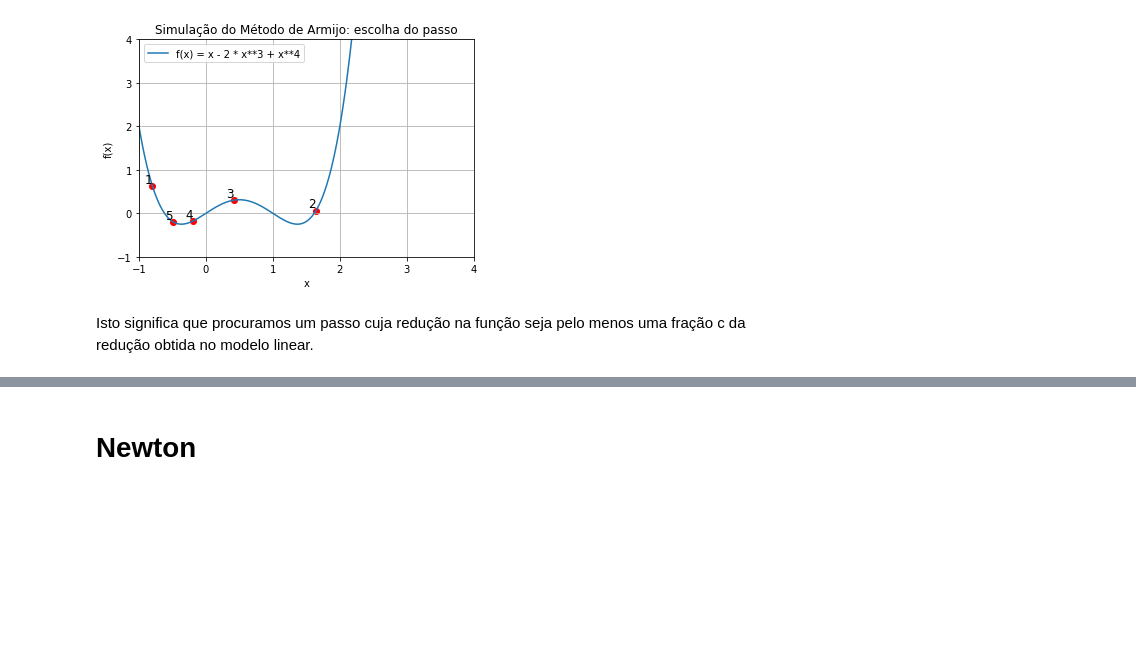
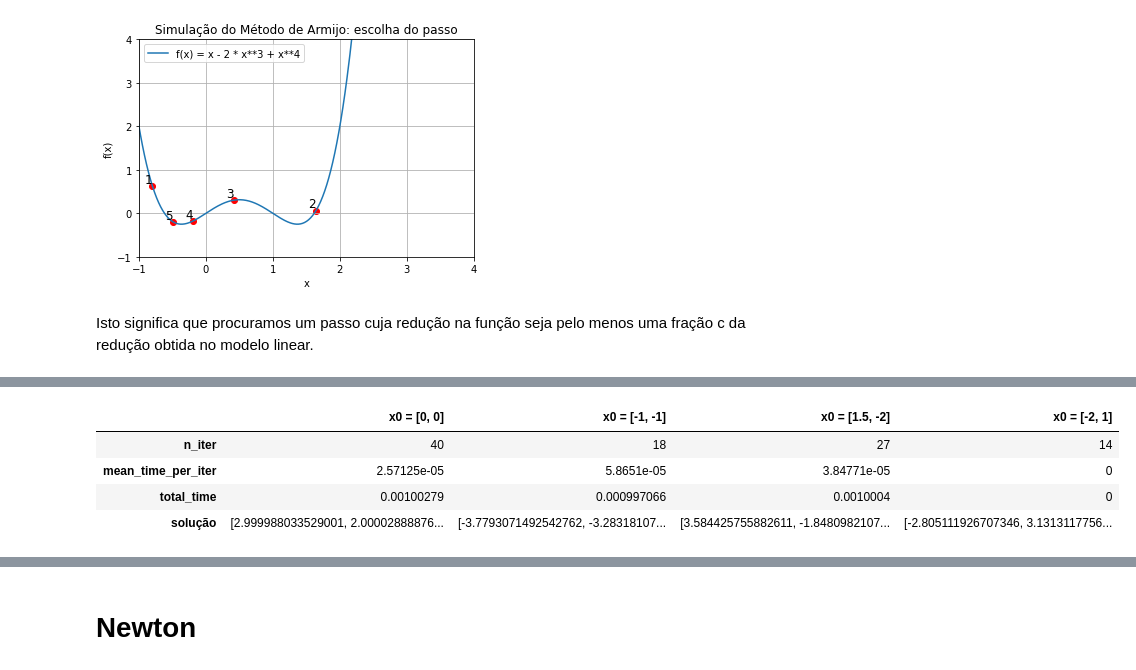
Before and after one commit to PedroSiqueira1/OptimizationMethods, a Jupyter notebook: src/notebooks/lista3.ipynb, the cells around one changed output, grey strips where cells are left out. Drawn from its saved outputs; the diff is of its cells as text; code cells hidden in the pictures; blank space fills up the shorter version.

```diff
--- a/src/notebooks/lista3.ipynb
+++ b/src/notebooks/lista3.ipynb
@@ -179,0 +234,37 @@ plt.show()
+# %%
+data = {
+    'x0 = [0, 0]': {
+        'n_iter': sol1[1],
+        'mean_time_per_iter': sol1[3].mean(),
+        'total_time':  sol1[4],
+        'solução': sol1[0]
+    },
+    'x0 = [-1, -1]': {
+        'n_iter': sol2[1],
+        'mean_time_per_iter': sol2[3].mean(),
+        'total_time':  sol2[4],
+        'solução': sol2[0]
+    },
+    'x0 = [1.5, -2]': {
+        'n_iter': sol3[1],
+        'mean_time_per_iter': sol3[3].mean(),
+        'total_time':  sol3[4],
+        'solução': sol3[0]
+    },
+    'x0 = [-2,  1]': {
+        'n_iter': sol4[1],
+        'mean_time_per_iter': sol4[3].mean(),
+        'total_time':  sol4[4],
+        'solução': sol4[0]
+    },
+
+
+}
+
+pd.DataFrame(data)
+# %% [output]
+|  | x0 = [0, 0] | x0 = [-1, -1] | x0 = [1.5, -2] | x0 = [-2, 1] |
+| n_iter | 40 | 18 | 27 | 14 |
+| mean_time_per_iter | 2.57125e-05 | 5.8651e-05 | 3.84771e-05 | 0 |
+| total_time | 0.00100279 | 0.000997066 | 0.0010004 | 0 |
+| solução | [2.999988033529001, 2.00002888876... | [-3.7793071492542762, -3.28318107... | [3.584425755882611, -1.8480982107... | [-2.805111926707346, 3.1313117756... |
```
Also changed, not shown: parts of 30 cells of this notebook.
